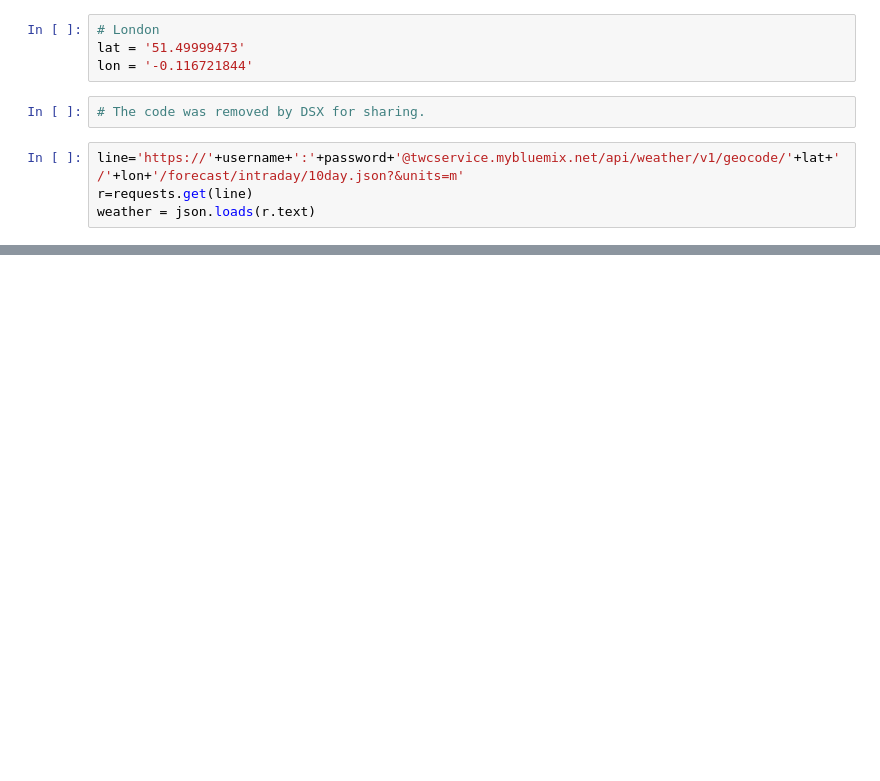
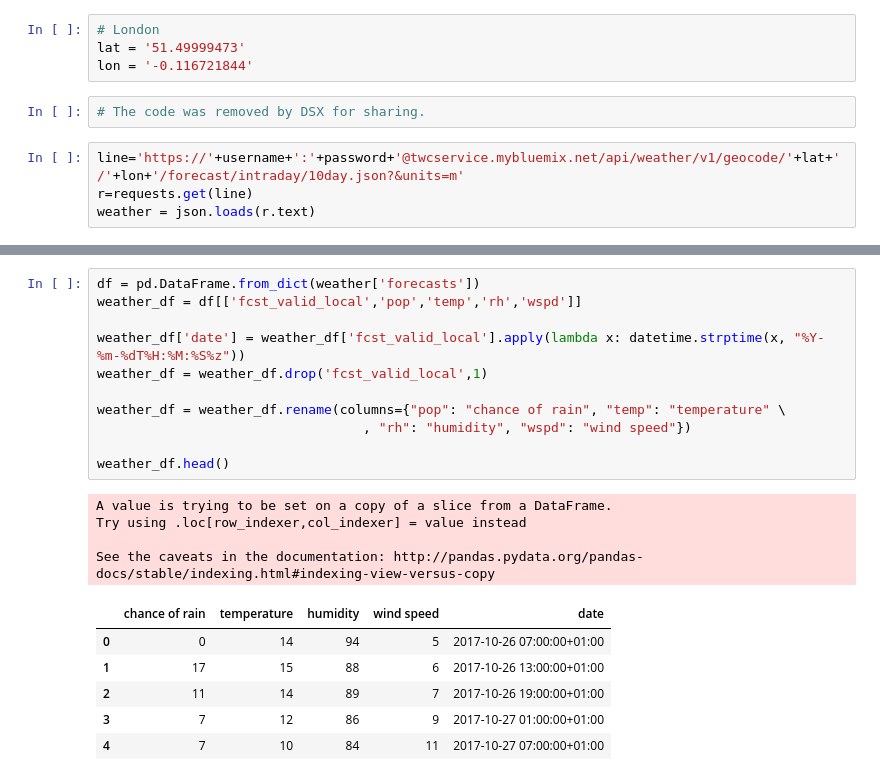
Before and after one commit to Spottybadrabbit/weather-demos, a Jupyter notebook: Weather Forecast with Matplotlib.ipynb, the cells around one changed output, grey strips where cells are left out. Cells and saved outputs as stored; diff of their text form; blank space fills up the shorter version.

```diff
--- a/Weather Forecast with Matplotlib.ipynb
+++ b/Weather Forecast with Matplotlib.ipynb
@@ -61,0 +51,22 @@ print(json.dumps(weather, indent=4, sort_keys=True))
+# %%
+df = pd.DataFrame.from_dict(weather['forecasts'])
+weather_df = df[['fcst_valid_local','pop','temp','rh','wspd']]
+
+weather_df['date'] = weather_df['fcst_valid_local'].apply(lambda x: datetime.strptime(x, "%Y-%m-%dT%H:%M:%S%z"))
+weather_df = weather_df.drop('fcst_valid_local',1)
+
+weather_df = weather_df.rename(columns={"pop": "chance of rain", "temp": "temperature" \
+                                  , "rh": "humidity", "wspd": "wind speed"})
+
+weather_df.head()
+# %% [output]
+A value is trying to be set on a copy of a slice from a DataFrame.
+Try using .loc[row_indexer,col_indexer] = value instead
+
+See the caveats in the documentation: http://pandas.pydata.org/pandas-docs/stable/indexing.html#indexing-view-versus-copy
+|  | chance of rain | temperature | humidity | wind speed | date |
+| 0 | 0 | 14 | 94 | 5 | 2017-10-26 07:00:00+01:00 |
+| 1 | 17 | 15 | 88 | 6 | 2017-10-26 13:00:00+01:00 |
+| 2 | 11 | 14 | 89 | 7 | 2017-10-26 19:00:00+01:00 |
+| 3 | 7 | 12 | 86 | 9 | 2017-10-27 01:00:00+01:00 |
+| 4 | 7 | 10 | 84 | 11 | 2017-10-27 07:00:00+01:00 |
```
Also changed, not shown: parts of 14 cells of this notebook.
